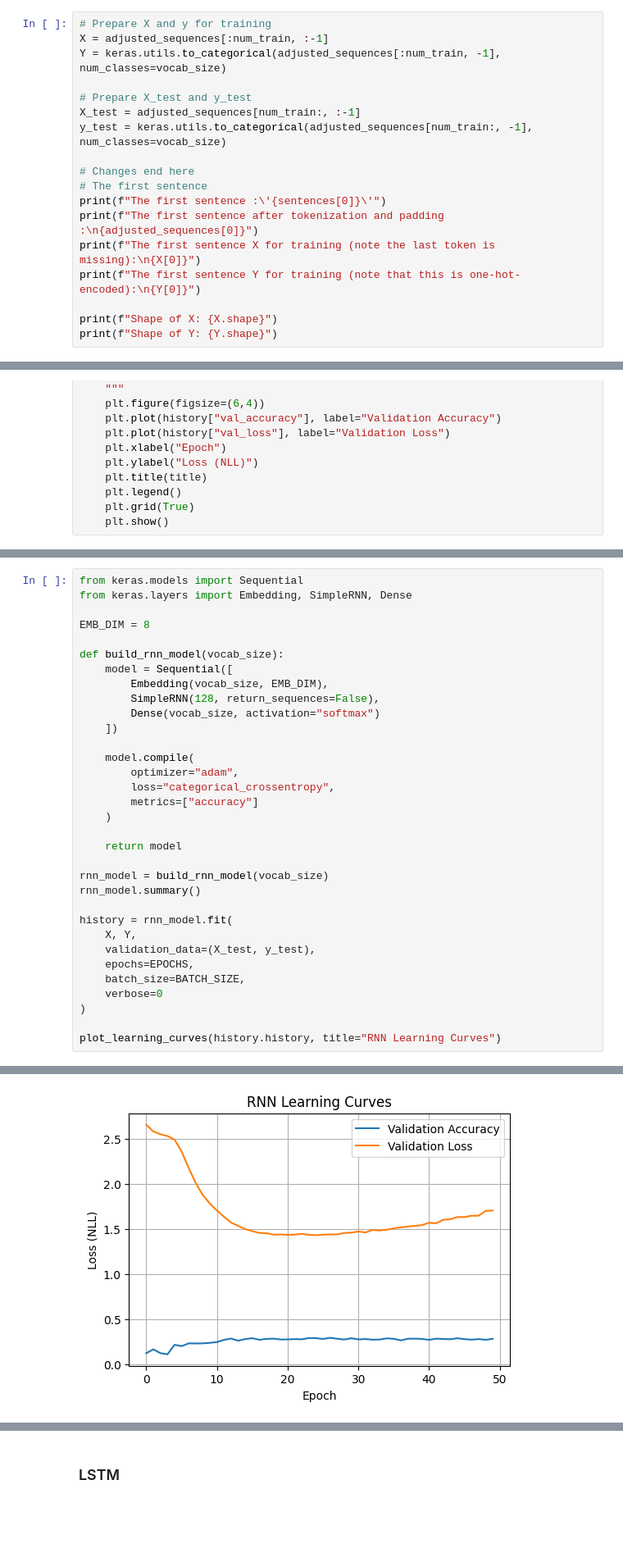
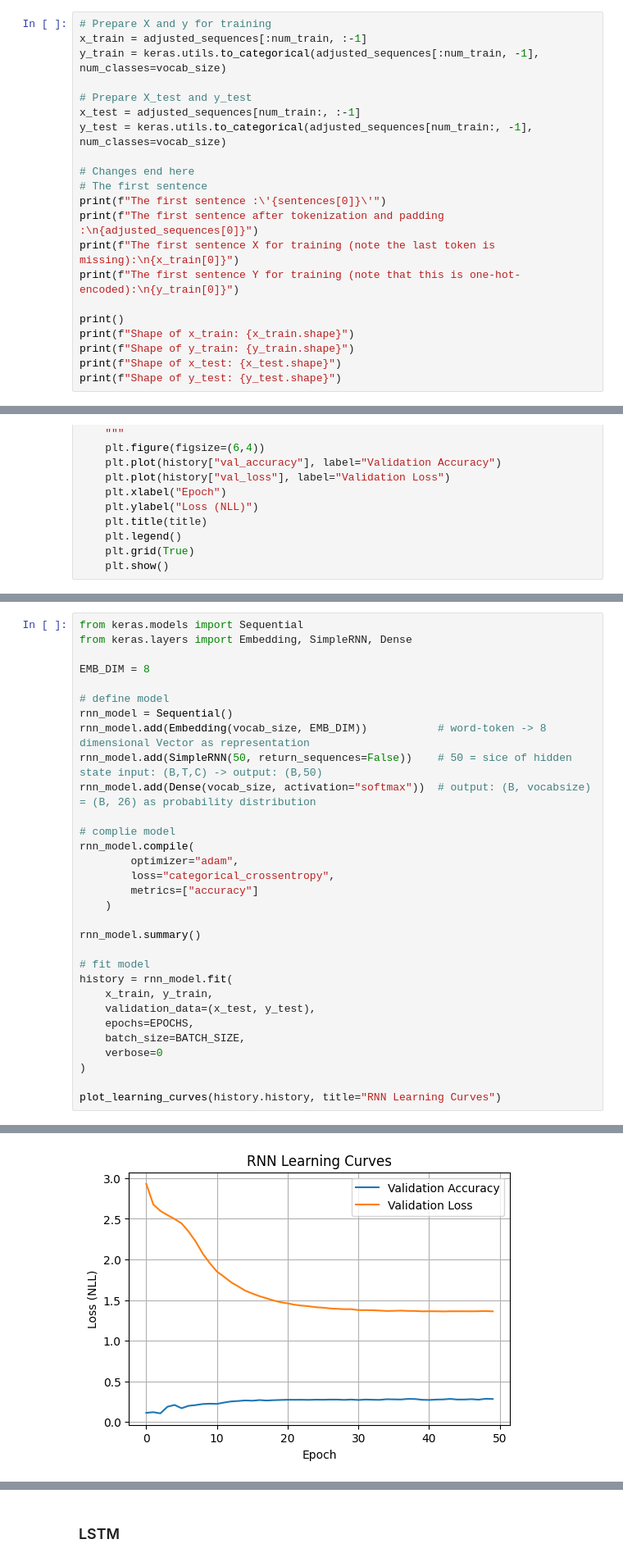
Before and after one commit to Smokey95/MSI-DL, a Jupyter notebook: exercise/exercise_3/exercise_3_1.ipynb, the cells around one changed output, grey strips where cells are left out. Shown at 82% size. Cells and saved outputs as stored; diff of their text form; blank space fills up the shorter version.

```diff
--- a/exercise/exercise_3/exercise_3_1.ipynb
+++ b/exercise/exercise_3/exercise_3_1.ipynb
@@ -188,21 +211,24 @@ Der erste Teil der Sätze wird für Trainingsdaten verwendet, mit dem Ziel, das
 # %%
 # Prepare X and y for training
-X = adjusted_sequences[:num_train, :-1]
-Y = keras.utils.to_categorical(adjusted_sequences[:num_train, -1], num_classes=vocab_size)
+x_train = adjusted_sequences[:num_train, :-1]
+y_train = keras.utils.to_categorical(adjusted_sequences[:num_train, -1], num_classes=vocab_size)
 
 # Prepare X_test and y_test
-X_test = adjusted_sequences[num_train:, :-1]
+x_test = adjusted_sequences[num_train:, :-1]
 y_test = keras.utils.to_categorical(adjusted_sequences[num_train:, -1], num_classes=vocab_size)
 
 # Changes end here
 # The first sentence
 print(f"The first sentence :\'{sentences[0]}\'")
 print(f"The first sentence after tokenization and padding :\n{adjusted_sequences[0]}")
-print(f"The first sentence X for training (note the last token is missing):\n{X[0]}")
-print(f"The first sentence Y for training (note that this is one-hot-encoded):\n{Y[0]}")
+print(f"The first sentence X for training (note the last token is missing):\n{x_train[0]}")
+print(f"The first sentence Y for training (note that this is one-hot-encoded):\n{y_train[0]}")
 
-print(f"Shape of X: {X.shape}")
-print(f"Shape of Y: {Y.shape}")
+print()
+print(f"Shape of x_train: {x_train.shape}")
+print(f"Shape of y_train: {y_train.shape}")
+print(f"Shape of x_test: {x_test.shape}")
+print(f"Shape of y_test: {y_test.shape}")
 # %% [output]
 The first sentence :'the small dog sits a tree on a small cat'
 The first sentence after tokenization and padding :
@@ -274,27 +337,25 @@ from keras.layers import Embedding, SimpleRNN, Dense
 
 EMB_DIM = 8
 
-def build_rnn_model(vocab_size):
-    model = Sequential([
-        Embedding(vocab_size, EMB_DIM),
-        SimpleRNN(128, return_sequences=False),
-        Dense(vocab_size, activation="softmax")
-    ])
+# define model
+rnn_model = Sequential()
+rnn_model.add(Embedding(vocab_size, EMB_DIM))           # word-token -> 8 dimensional Vector as representation
+rnn_model.add(SimpleRNN(50, return_sequences=False))    # 50 = sice of hidden state input: (B,T,C) -> output: (B,50)
+rnn_model.add(Dense(vocab_size, activation="softmax"))  # output: (B, vocabsize) = (B, 26) as probability distribution
 
-    model.compile(
+# complie model
+rnn_model.compile(
         optimizer="adam",
         loss="categorical_crossentropy",
         metrics=["accuracy"]
     )
 
-    return model
-
-rnn_model = build_rnn_model(vocab_size)
 rnn_model.summary()
 
+# fit model
 history = rnn_model.fit(
-    X, Y,
-    validation_data=(X_test, y_test),
+    x_train, y_train,
+    validation_data=(x_test, y_test),
     epochs=EPOCHS,
     batch_size=BATCH_SIZE,
     verbose=0
@@ -314,5 +375,5 @@ Model: "sequential_29"
 └─────────────────────────────────┴────────────────────────┴───────────────┘
  Total params: 0 (0.00 B)
  Trainable params: 0 (0.00 B)
  Non-trainable params: 0 (0.00 B)
-[figure, old version]
+[figure, new version]
```
Also changed, not shown: parts of 25 cells of this notebook, 2 other files.
